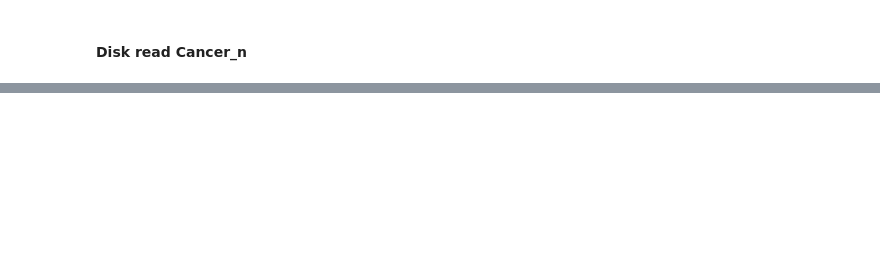
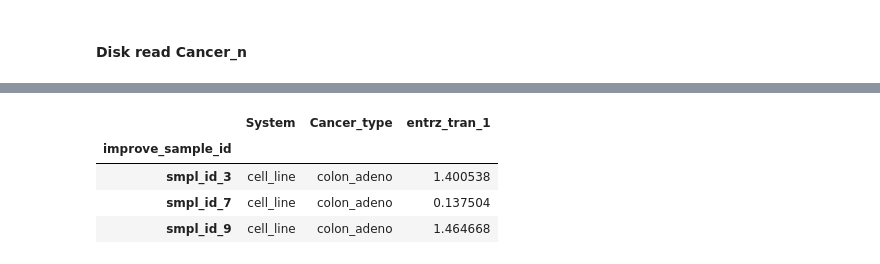
Before and after one commit to briankarlberg/mdl-sys-bnchmrk, a Jupyter notebook: code/dta_ldr.ipynb, the cells around one changed output, grey strips where cells are left out. Cells and saved outputs as stored; diff of their text form; code cells hidden in the pictures; blank space fills up the shorter version.

```diff
--- a/code/dta_ldr.ipynb
+++ b/code/dta_ldr.ipynb
@@ -459,0 +486,8 @@ sng_lbl_disk_read_n.iloc[:3, :3]
+# %%
+c2.iloc[:3, :3]
+# %% [output]
+|  | System | Cancer_type | entrz_tran_1 |
+| improve_sample_id |  |  |  |
+| smpl_id_3 | cell_line | colon_adeno | 1.400538 |
+| smpl_id_7 | cell_line | colon_adeno | 0.137504 |
+| smpl_id_9 | cell_line | colon_adeno | 1.464668 |
```
Also changed, not shown: parts of 38 cells of this notebook.
